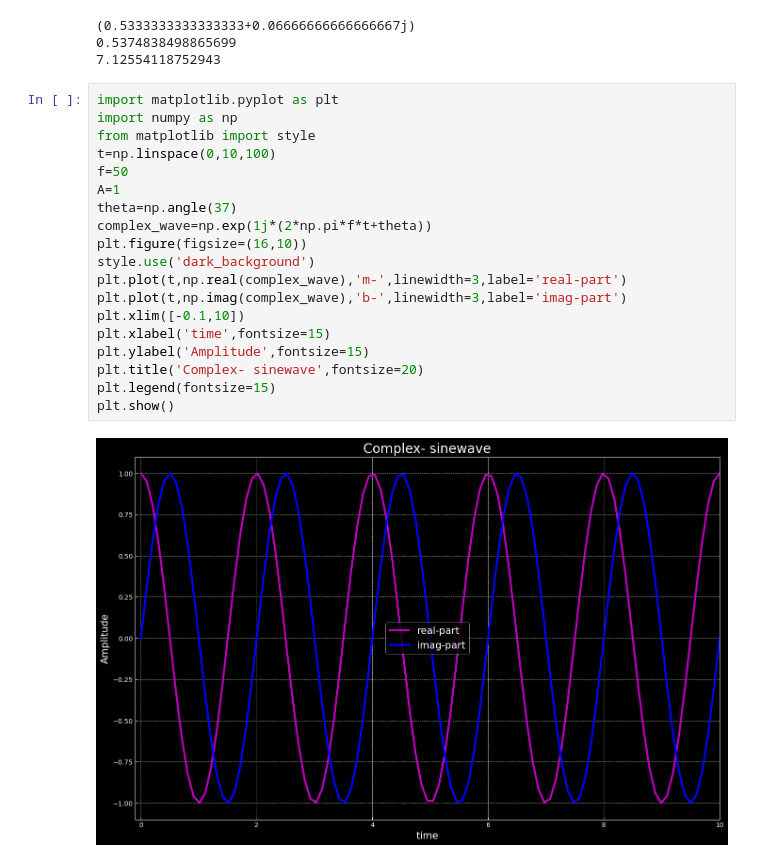
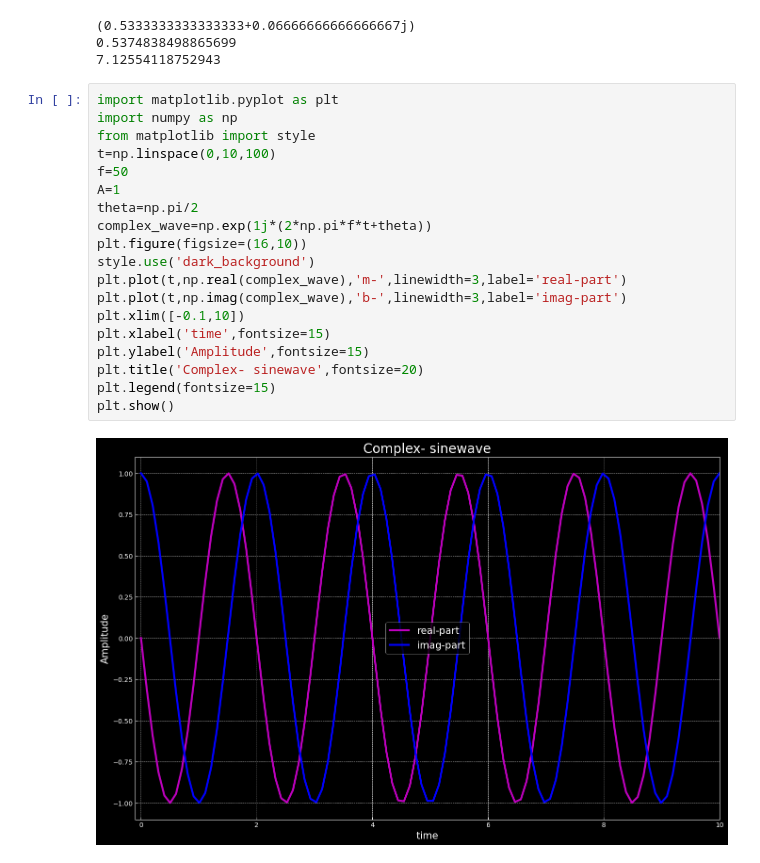
Before and after one commit to RahulChowdary221/Hello-DSP, a Jupyter notebook: complex_numbers.ipynb, the cells around one changed output. Drawn from its saved outputs; the diff is of its cells as text.

```diff
--- a/complex_numbers.ipynb
+++ b/complex_numbers.ipynb
@@ -40,21 +40,21 @@ print(angle_zd*57.3)
 # %%
 import matplotlib.pyplot as plt
 import numpy as np
 from matplotlib import style
 t=np.linspace(0,10,100)
 f=50
 A=1
-theta=np.angle(37)
+theta=np.pi/2
 complex_wave=np.exp(1j*(2*np.pi*f*t+theta))
 plt.figure(figsize=(16,10))
 style.use('dark_background')
 plt.plot(t,np.real(complex_wave),'m-',linewidth=3,label='real-part')
 plt.plot(t,np.imag(complex_wave),'b-',linewidth=3,label='imag-part')
 plt.xlim([-0.1,10])
 plt.xlabel('time',fontsize=15)
 plt.ylabel('Amplitude',fontsize=15)
 plt.title('Complex- sinewave',fontsize=20)
 plt.legend(fontsize=15)
 plt.show()
 # %% [output]
-[figure, old version]
+[figure, new version]
```
Also changed, not shown: 4 other files.
